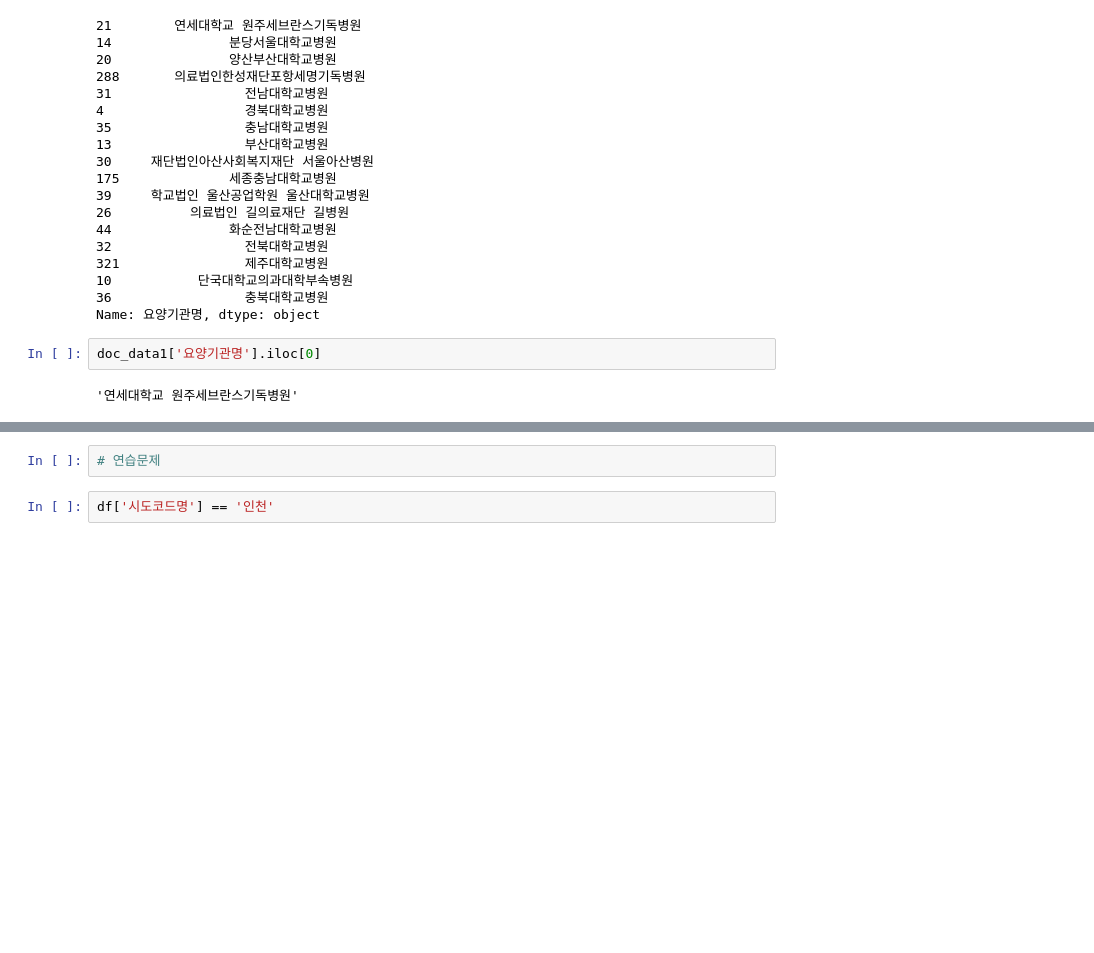
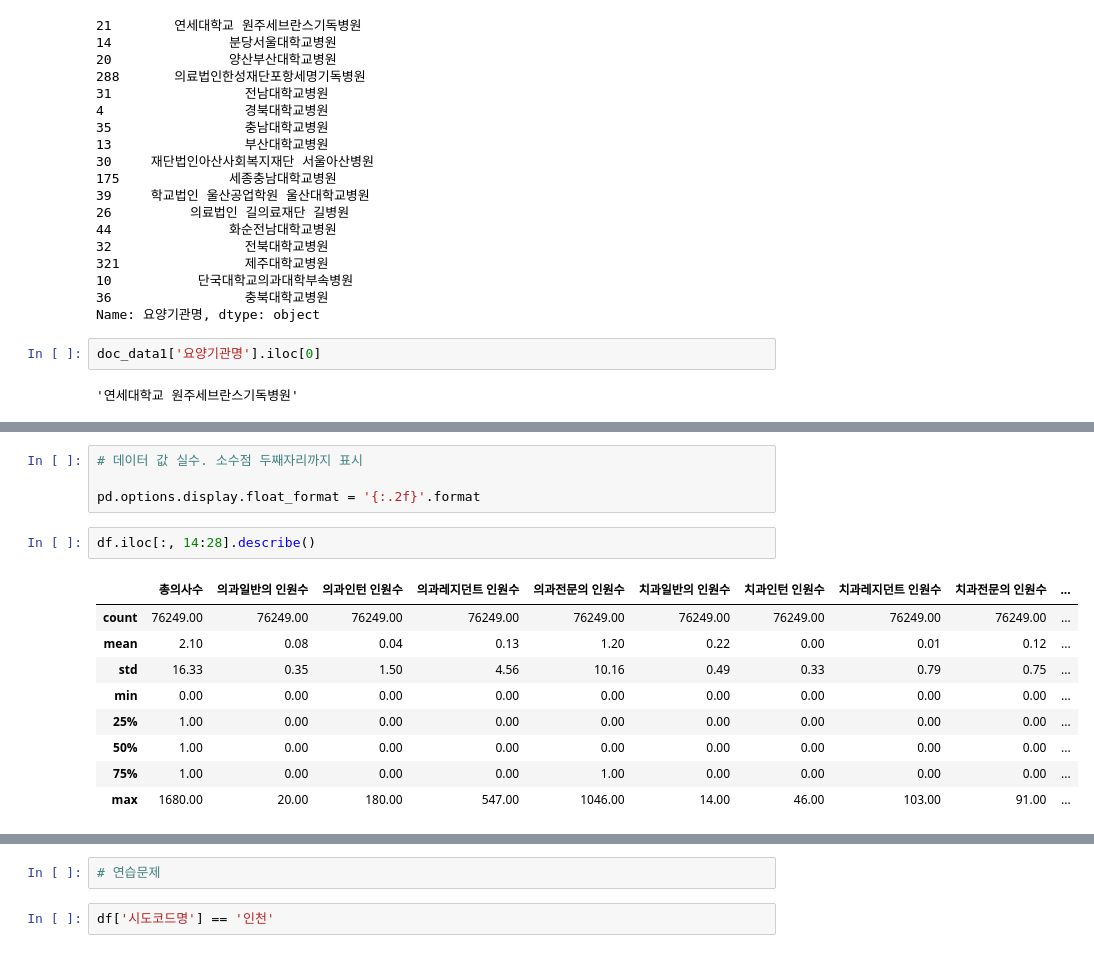
Before and after one commit to qooqookeke/car_greenhouse_gas, a Jupyter notebook: hospital.ipynb, the cells around one changed output, grey strips where cells are left out. Drawn from its saved outputs; the diff is of its cells as text; blank space fills up the shorter version.

```diff
--- a/hospital.ipynb
+++ b/hospital.ipynb
@@ -386,0 +500,16 @@ doc_data1['요양기관명'].iloc[0]
+# %%
+# 데이터 값 실수. 소수점 두째자리까지 표시
+
+pd.options.display.float_format = '{:.2f}'.format
+# %%
+df.iloc[:, 14:28].describe()
+# %% [output]
+|  | 총의사수 | 의과일반의 인원수 | 의과인턴 인원수 | 의과레지던트 인원수 | 의과전문의 인원수 | 치과일반의 인원수 | 치과인턴 인원수 | 치과레지던트 인원수 | 치과전문의 인원수 | ... |
+| count | 76249.00 | 76249.00 | 76249.00 | 76249.00 | 76249.00 | 76249.00 | 76249.00 | 76249.00 | 76249.00 | ... |
+| mean | 2.10 | 0.08 | 0.04 | 0.13 | 1.20 | 0.22 | 0.00 | 0.01 | 0.12 | ... |
+| std | 16.33 | 0.35 | 1.50 | 4.56 | 10.16 | 0.49 | 0.33 | 0.79 | 0.75 | ... |
+| min | 0.00 | 0.00 | 0.00 | 0.00 | 0.00 | 0.00 | 0.00 | 0.00 | 0.00 | ... |
+| 25% | 1.00 | 0.00 | 0.00 | 0.00 | 0.00 | 0.00 | 0.00 | 0.00 | 0.00 | ... |
+| 50% | 1.00 | 0.00 | 0.00 | 0.00 | 0.00 | 0.00 | 0.00 | 0.00 | 0.00 | ... |
+| 75% | 1.00 | 0.00 | 0.00 | 0.00 | 1.00 | 0.00 | 0.00 | 0.00 | 0.00 | ... |
+| max | 1680.00 | 20.00 | 180.00 | 547.00 | 1046.00 | 14.00 | 46.00 | 103.00 | 91.00 | ... |
```
Also changed, not shown: parts of 11 cells of this notebook.
